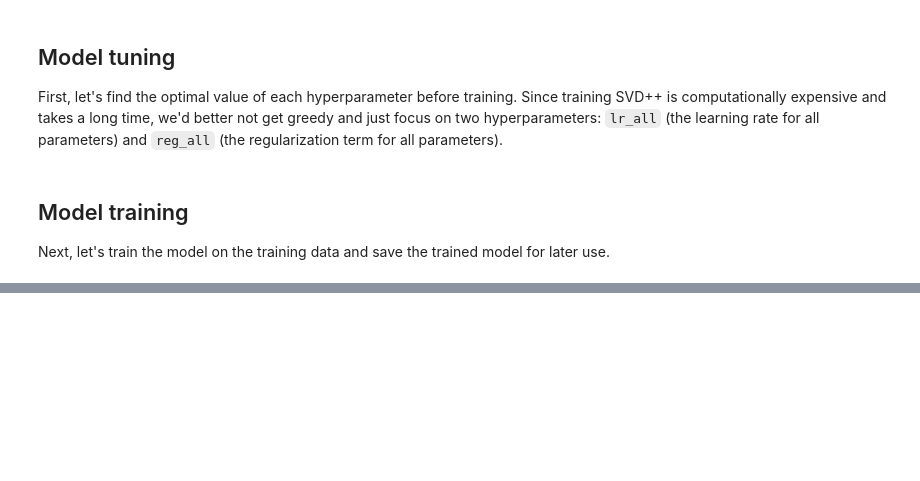
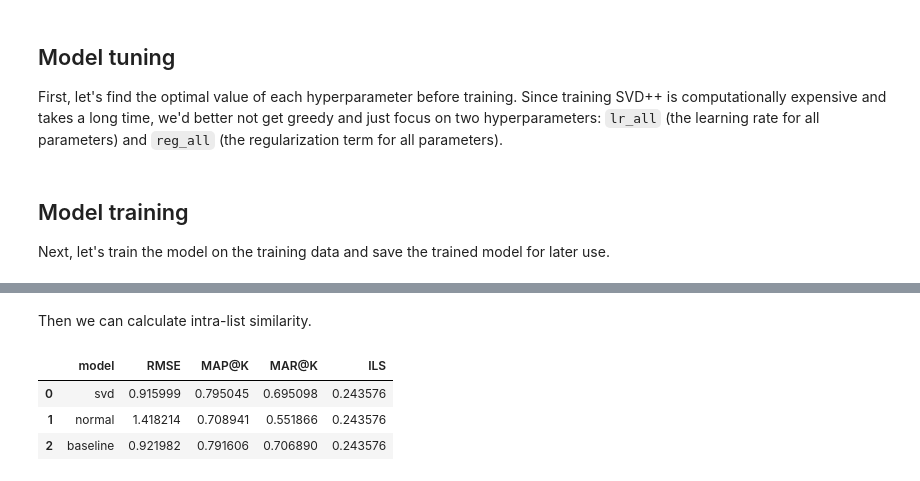
Before and after one commit to Yuan-Meng/movie-night, a Jupyter notebook: model_training.ipynb, the cells around one changed output, grey strips where cells are left out. Saved outputs shown, nothing was run; the diff lists cells and outputs as text; code cells hidden in the pictures; blank space fills up the shorter version.

```diff
--- a/model_training.ipynb
+++ b/model_training.ipynb
@@ -271,0 +422,35 @@ RMSE of the `NormalPredictor` algorithm is 1.44, suggesting that our SVD++ algor
+# %%
+# Identify unique genres
+genres = [genre.split("|") for genre in movies_df["genres"].dropna()]
+genres = [item for sublist in genres for item in sublist]
+genre_list = pd.Series(genres).unique().tolist()
+
+# One-hot encode genres
+df_features = pd.DataFrame()
+for genre in genre_list:
+    df_features[genre] = movies_df["genres"].apply(
+        lambda x: 1 if genre in str(x) else 0
+    )
+
+df_features.index = movies_df["movieId"]
+
+# Drop meaningless genres
+df_features.drop(["IMAX", "(no genres listed)"], axis=1, inplace=True)
+# %% [markdown]
+Then we can calculate intra-list similarity.
+# %%
+# Add Personalization scores the data frame
+df_eval["ILS"] = [
+    recmetrics.intra_list_similarity(
+        df_rankings[f"{model}_ranking"].tolist(), df_features
+    )
+    for model in model_list
+]
+
+# Show new comparisons
+df_eval
+# %% [output]
+|  | model | RMSE | MAP@K | MAR@K | ILS |
+| 0 | svd | 0.915999 | 0.795045 | 0.695098 | 0.243576 |
+| 1 | normal | 1.418214 | 0.708941 | 0.551866 | 0.243576 |
+| 2 | baseline | 0.921982 | 0.791606 | 0.706890 | 0.243576 |
```
Also changed, not shown: parts of 40 cells of this notebook, 1 other file.
